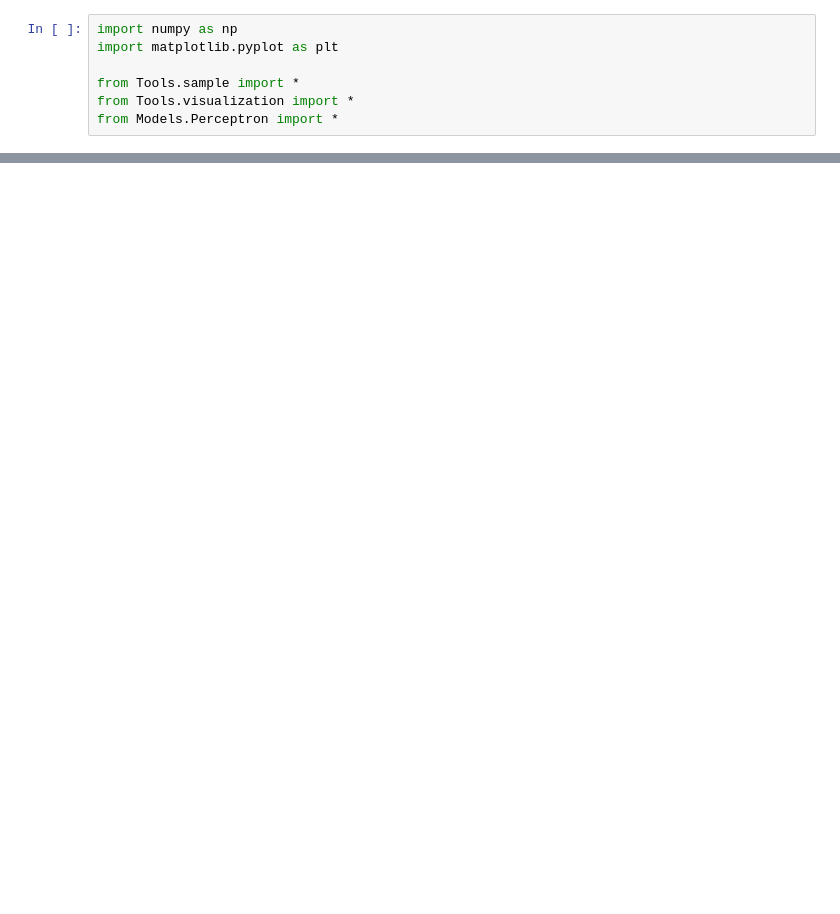
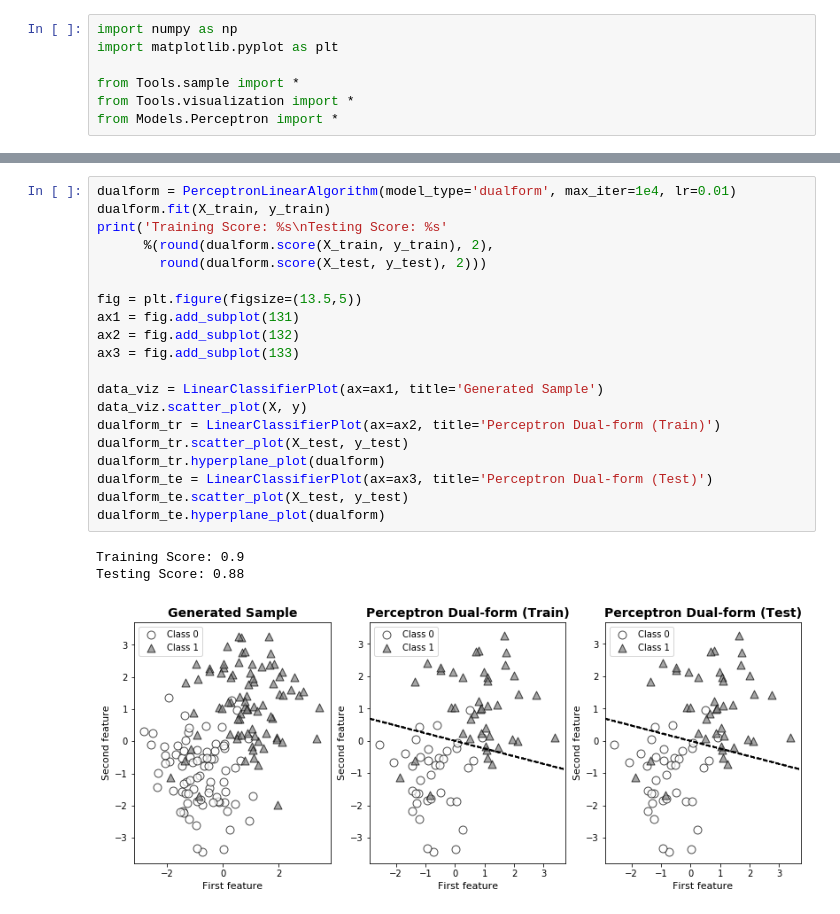
Before and after one commit to zoeyang1030/Statistical-Learning-Methods-python-replication, a Jupyter notebook: Chapter/Chapter-2 Perceptron.ipynb, the cells around one changed output, grey strips where cells are left out. Drawn from its saved outputs; the diff is of its cells as text; blank space fills up the shorter version.

```diff
--- a/Chapter/Chapter-2 Perceptron.ipynb
+++ b/Chapter/Chapter-2 Perceptron.ipynb
@@ -34,0 +43,24 @@ perceptron_viz.hyperplane_plot(model, 'Model', 'black', '--')
+# %%
+dualform = PerceptronLinearAlgorithm(model_type='dualform', max_iter=1e4, lr=0.01)
+dualform.fit(X_train, y_train)
+print('Training Score: %s\nTesting Score: %s'
+      %(round(dualform.score(X_train, y_train), 2),
+        round(dualform.score(X_test, y_test), 2)))
+
+fig = plt.figure(figsize=(13.5,5))
+ax1 = fig.add_subplot(131)
+ax2 = fig.add_subplot(132)
+ax3 = fig.add_subplot(133)
+
+data_viz = LinearClassifierPlot(ax=ax1, title='Generated Sample')
+data_viz.scatter_plot(X, y)
+dualform_tr = LinearClassifierPlot(ax=ax2, title='Perceptron Dual-form (Train)')
+dualform_tr.scatter_plot(X_test, y_test)
+dualform_tr.hyperplane_plot(dualform)
+dualform_te = LinearClassifierPlot(ax=ax3, title='Perceptron Dual-form (Test)')
+dualform_te.scatter_plot(X_test, y_test)
+dualform_te.hyperplane_plot(dualform)
+# %% [output]
+Training Score: 0.9
+Testing Score: 0.88
+[figure, added]
```
Also changed, not shown: parts of 12 cells of this notebook, 3 other files.
